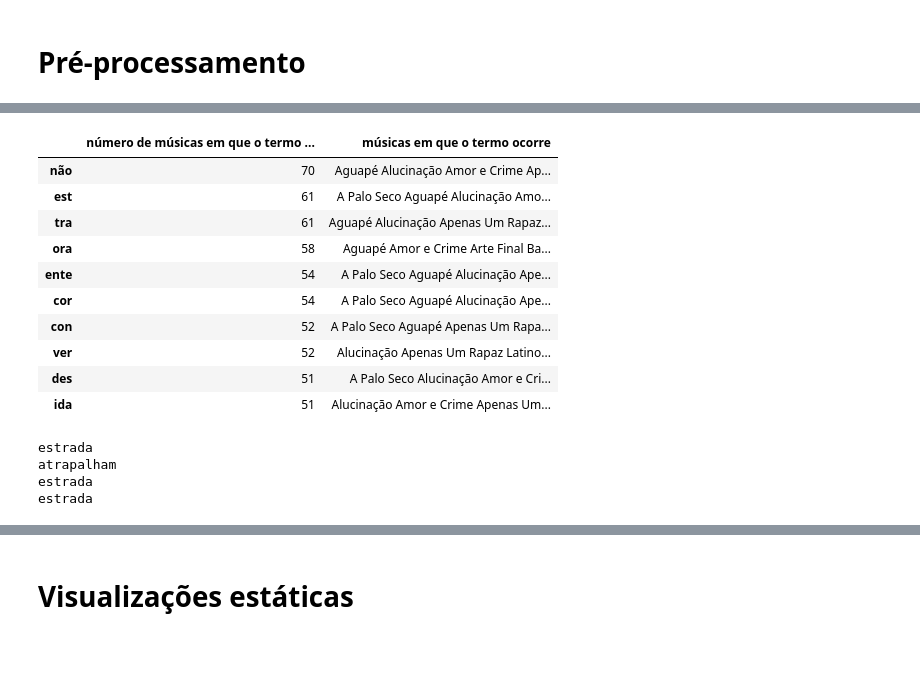
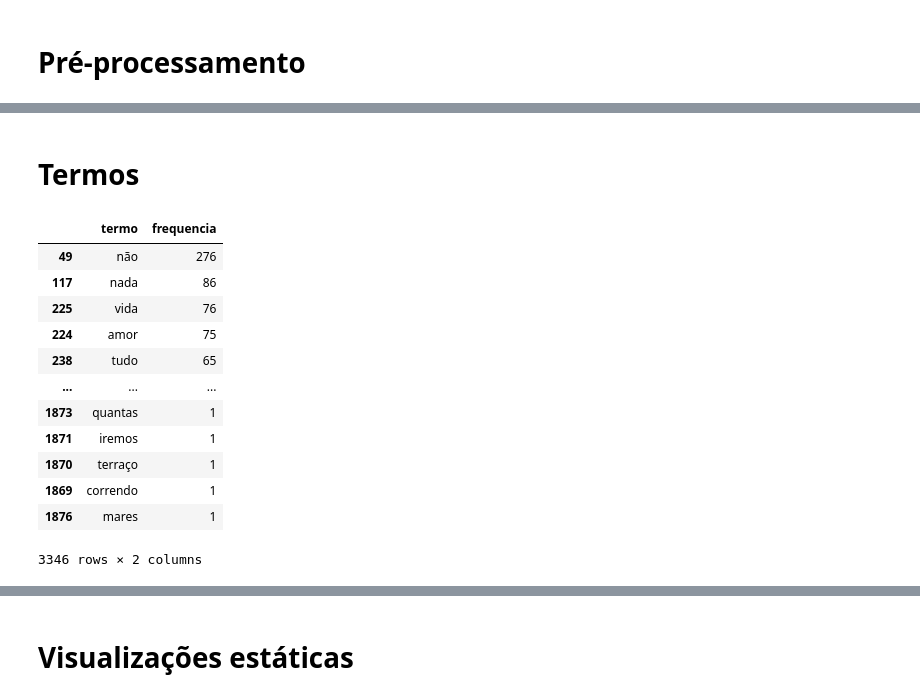
Before and after one commit to cabrau/visualizando_belchior, a Jupyter notebook: notebooks/lyrics_analysis.ipynb, the cells around one changed output, grey strips where cells are left out. Cells and saved outputs as stored; diff of their text form; code cells hidden in the pictures; blank space fills up the shorter version.

```diff
--- a/notebooks/lyrics_analysis.ipynb
+++ b/notebooks/lyrics_analysis.ipynb
@@ -168,27 +69,23 @@ for token in tokens:
-# %%
-df_songs_tokens = pd.concat([pd.Series(number_of_songs_by_token), pd.Series(songs_by_token)], axis = 1)
-df_songs_tokens.columns = ['número de músicas em que o termo ocorre', 'músicas em que o termo ocorre']
-df_songs_tokens = df_songs_tokens.sort_values(by = 'número de músicas em que o termo ocorre', ascending = False)
-df_songs_tokens.head(10)
-# %% [output]
-|  | número de músicas em que o termo ... | músicas em que o termo ocorre |
-| não | 70 | Aguapé Alucinação Amor e Crime Ap... |
-| est | 61 | A Palo Seco Aguapé Alucinação Amo... |
-| tra | 61 | Aguapé Alucinação Apenas Um Rapaz... |
-| ora | 58 | Aguapé Amor e Crime Arte Final Ba... |
-| ente | 54 | A Palo Seco Aguapé Alucinação Ape... |
-| cor | 54 | A Palo Seco Aguapé Alucinação Ape... |
-| con | 52 | A Palo Seco Aguapé Apenas Um Rapa... |
-| ver | 52 | Alucinação Apenas Um Rapaz Latino... |
-| des | 51 | A Palo Seco Alucinação Amor e Cri... |
-| ida | 51 | Alucinação Amor e Crime Apenas Um... |
-# %%
-a = list(df[df['título']=='Aguapé']['letra normalizada'])[0]
-for b in a.split():
-    if 'tra' in b:
-        print(b)
-# %% [output]
-estrada
-atrapalham
-estrada
-estrada
+# %% [markdown]
+# Termos
+# %%
+lyrics = ' '.join(df['letra normalizada'])
+tokens = lyrics.split()
+count_tokens = Counter(tokens)
+df_term = pd.DataFrame(list(count_tokens.items()), columns = ["termo","frequencia"])
+df_term = df_term.sort_values(by='frequencia', ascending=False)
+df_term
+# %% [output]
+|  | termo | frequencia |
+| 49 | não | 276 |
+| 117 | nada | 86 |
+| 225 | vida | 76 |
+| 224 | amor | 75 |
+| 238 | tudo | 65 |
+| ... | ... | ... |
+| 1873 | quantas | 1 |
+| 1871 | iremos | 1 |
+| 1870 | terraço | 1 |
+| 1869 | correndo | 1 |
+| 1876 | mares | 1 |
+3346 rows × 2 columns
```
Also changed, not shown: parts of 27 cells of this notebook, 32 other files.
